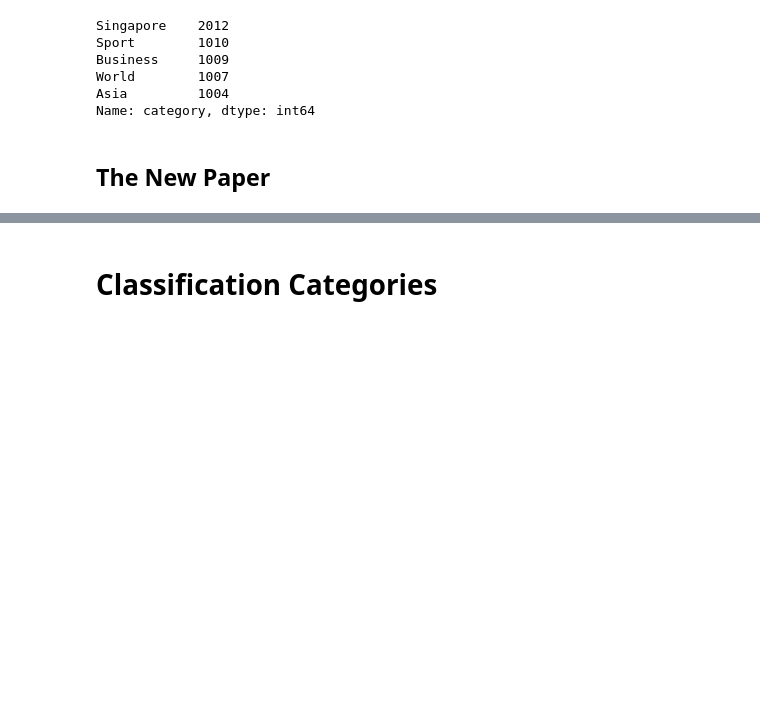
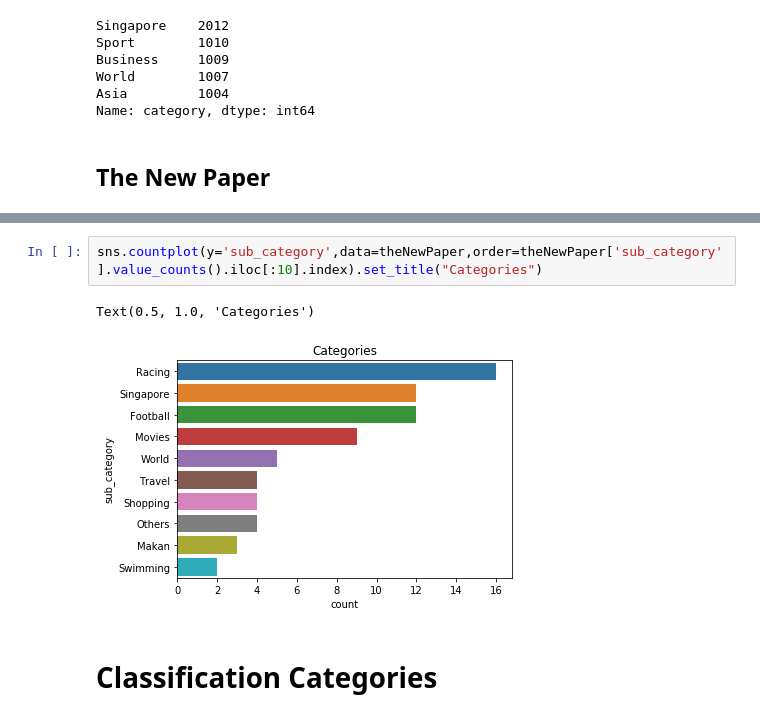
Before and after one commit to musicrokr/TSL-PRML, a Jupyter notebook: CA1/01 Article Consolidation & Category Tagging.ipynb, the cells around one changed output, grey strips where cells are left out. Saved outputs shown, nothing was run; the diff lists cells and outputs as text; blank space fills up the shorter version.

```diff
--- a/CA1/01 Article Consolidation & Category Tagging.ipynb
+++ b/CA1/01 Article Consolidation & Category Tagging.ipynb
@@ -271,3 +293,8 @@ Name: category, dtype: int64
+# %%
+sns.countplot(y='sub_category',data=theNewPaper,order=theNewPaper['sub_category'].value_counts().iloc[:10].index).set_title("Categories")
+# %% [output]
+Text(0.5, 1.0, 'Categories')
+[figure, added]
 # %% [markdown]
 # Classification Categories
 # %%
```
Also changed, not shown: parts of 5 cells of this notebook, 7 other files.
